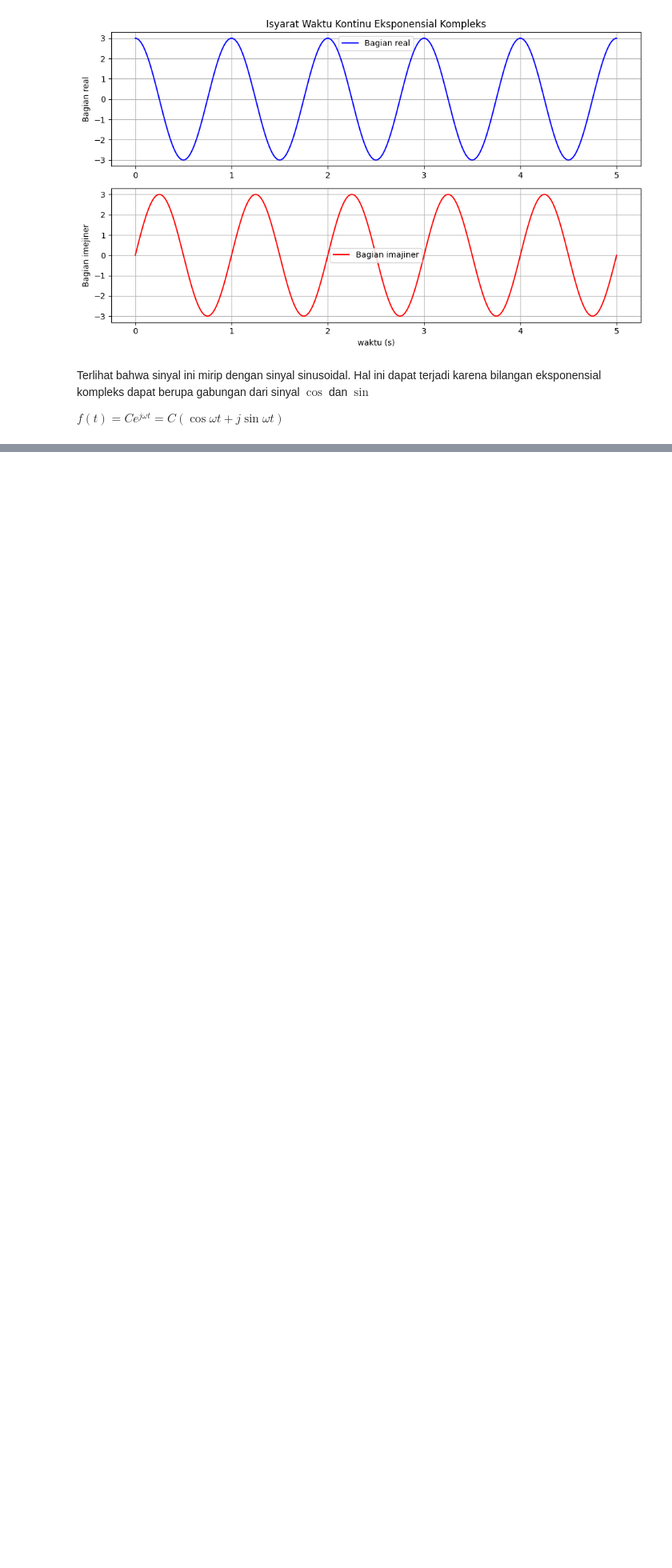
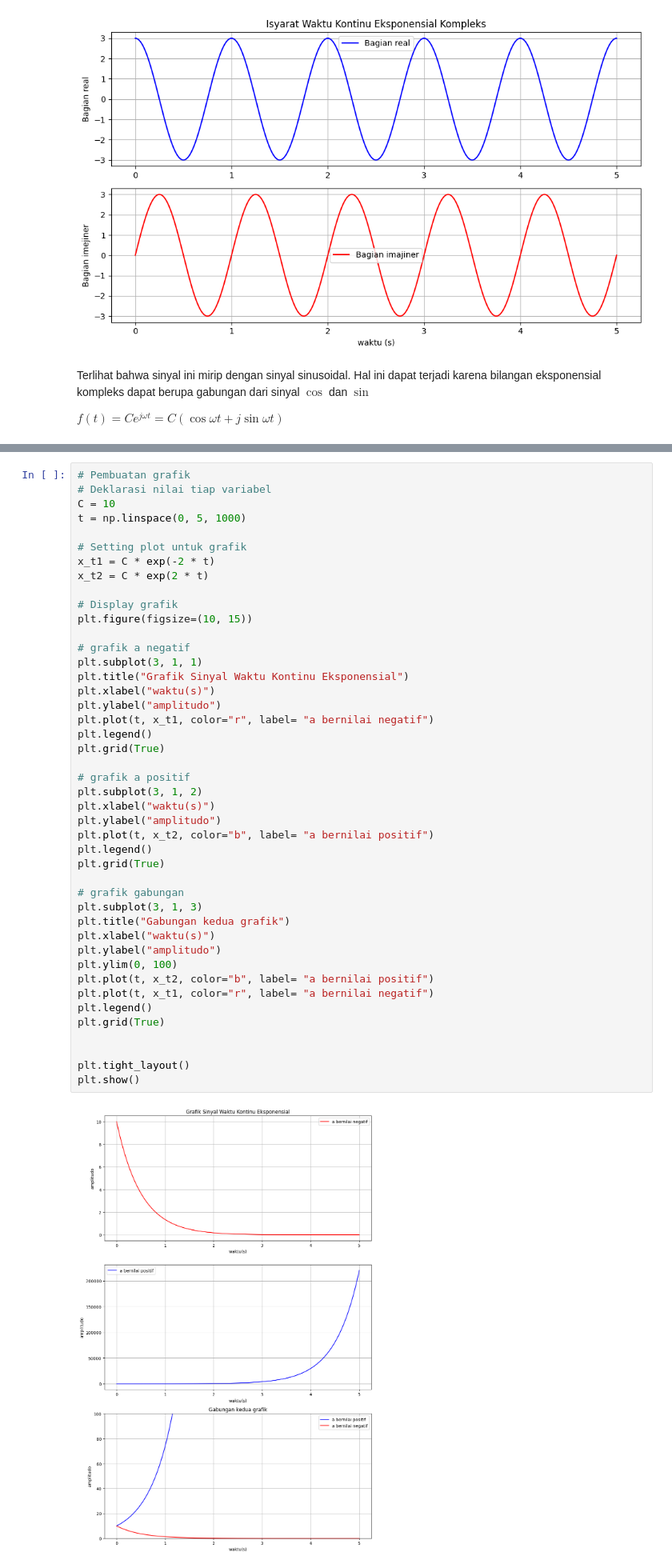
Before and after one commit to Dzuumirrah/Isyarat-dan-Sistem, a Jupyter notebook: Mid-term/answer-notebook.ipynb, the cells around one changed output, grey strips where cells are left out. Shown: that part at 80% size. Cells and saved outputs as stored; diff of their text form; blank space fills up the shorter version.

```diff
--- a/Mid-term/answer-notebook.ipynb
+++ b/Mid-term/answer-notebook.ipynb
@@ -204,0 +212,46 @@ $x[n] = \cos(n)$ dalam interval $-a \leq n \leq a$ pada sinyal biner
+# %%
+# Pembuatan grafik
+# Deklarasi nilai tiap variabel
+C = 10
+t = np.linspace(0, 5, 1000)
+
+# Setting plot untuk grafik
+x_t1 = C * exp(-2 * t)
+x_t2 = C * exp(2 * t)
+
+# Display grafik
+plt.figure(figsize=(10, 15))
+
+# grafik a negatif
+plt.subplot(3, 1, 1)
+plt.title("Grafik Sinyal Waktu Kontinu Eksponensial")
+plt.xlabel("waktu(s)")
+plt.ylabel("amplitudo")
+plt.plot(t, x_t1, color="r", label= "a bernilai negatif")
+plt.legend()
+plt.grid(True)
+
+# grafik a positif
+plt.subplot(3, 1, 2)
+plt.xlabel("waktu(s)")
+plt.ylabel("amplitudo")
+plt.plot(t, x_t2, color="b", label= "a bernilai positif")
+plt.legend()
+plt.grid(True)
+
+# grafik gabungan
+plt.subplot(3, 1, 3)
+plt.title("Gabungan kedua grafik")
+plt.xlabel("waktu(s)")
+plt.ylabel("amplitudo")
+plt.ylim(0, 100)
+plt.plot(t, x_t2, color="b", label= "a bernilai positif")
+plt.plot(t, x_t1, color="r", label= "a bernilai negatif")
+plt.legend()
+plt.grid(True)
+
+
+plt.tight_layout()
+plt.show()
+# %% [output]
+[figure, added]
```
Also changed, not shown: parts of 9 cells of this notebook, 1 other file.
